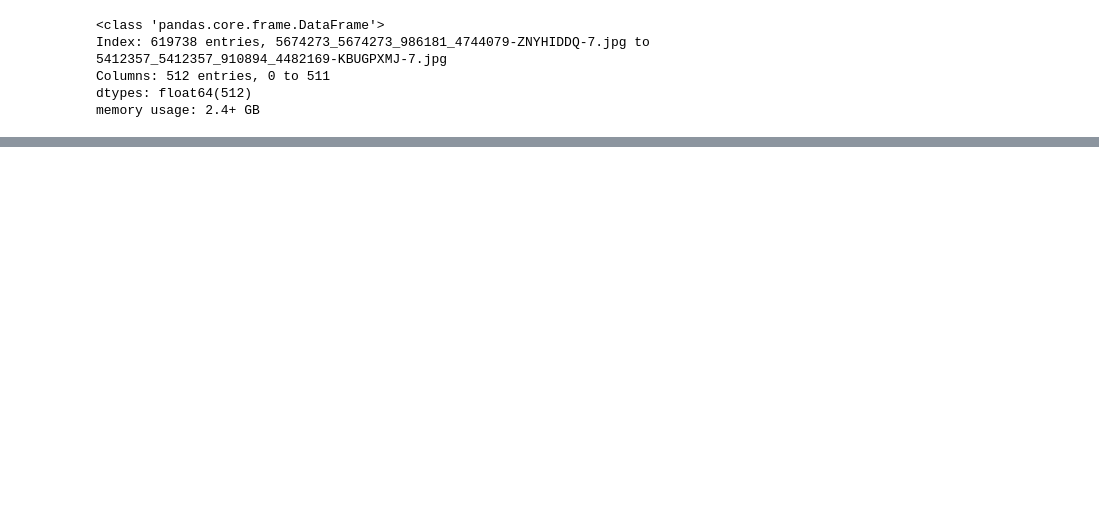
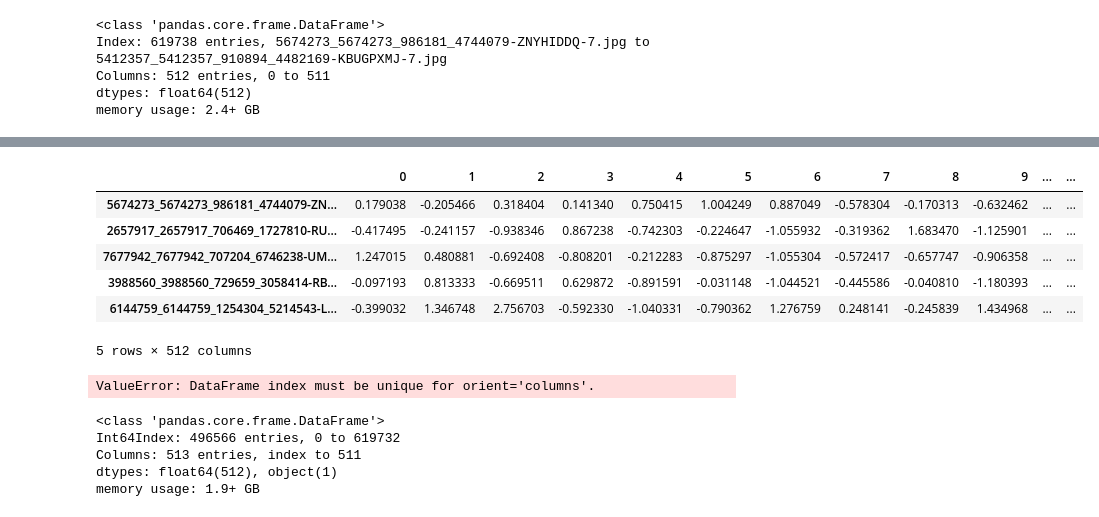
Before and after one commit to Guthman/Thesis_cur-AI-tor, a Jupyter notebook: notebooks/merge resnet jsons.ipynb, the cells around one changed output, grey strips where cells are left out. Saved outputs shown, nothing was run; the diff lists cells and outputs as text; code cells hidden in the pictures; blank space fills up the shorter version.

```diff
--- a/notebooks/merge resnet jsons.ipynb
+++ b/notebooks/merge resnet jsons.ipynb
@@ -31,0 +66,24 @@ df.to_pickle(r'F:\temp\thesisdata\saatchi_all_resnet_features.bz2',
+# %%
+df_standardized.head()
+# %% [output]
+|  | 0 | 1 | 2 | 3 | 4 | 5 | 6 | 7 | 8 | 9 | ... | ... |
+| 5674273_5674273_986181_4744079-ZN... | 0.179038 | -0.205466 | 0.318404 | 0.141340 | 0.750415 | 1.004249 | 0.887049 | -0.578304 | -0.170313 | -0.632462 | ... | ... |
+| 2657917_2657917_706469_1727810-RU... | -0.417495 | -0.241157 | -0.938346 | 0.867238 | -0.742303 | -0.224647 | -1.055932 | -0.319362 | 1.683470 | -1.125901 | ... | ... |
+| 7677942_7677942_707204_6746238-UM... | 1.247015 | 0.480881 | -0.692408 | -0.808201 | -0.212283 | -0.875297 | -1.055304 | -0.572417 | -0.657747 | -0.906358 | ... | ... |
+| 3988560_3988560_729659_3058414-RB... | -0.097193 | 0.813333 | -0.669511 | 0.629872 | -0.891591 | -0.031148 | -1.044521 | -0.445586 | -0.040810 | -1.180393 | ... | ... |
+| 6144759_6144759_1254304_5214543-L... | -0.399032 | 1.346748 | 2.756703 | -0.592330 | -1.040331 | -0.790362 | 1.276759 | 0.248141 | -0.245839 | 1.434968 | ... | ... |
+5 rows × 512 columns
+# %%
+df_standardized.to_json(r'F:\temp\thesisdata\saatchi_all_resnet_features.json.bz2',
+      compression='bz2')
+# %% [output]
+ValueError: DataFrame index must be unique for orient='columns'.
+# %%
+dff = df_standardized.reset_index().drop_duplicates(subset=['index'])
+dff.info()
+# %% [output]
+<class 'pandas.core.frame.DataFrame'>
+Int64Index: 496566 entries, 0 to 619732
+Columns: 513 entries, index to 511
+dtypes: float64(512), object(1)
+memory usage: 1.9+ GB
```
Also changed, not shown: parts of 9 cells of this notebook, 7 other files.
